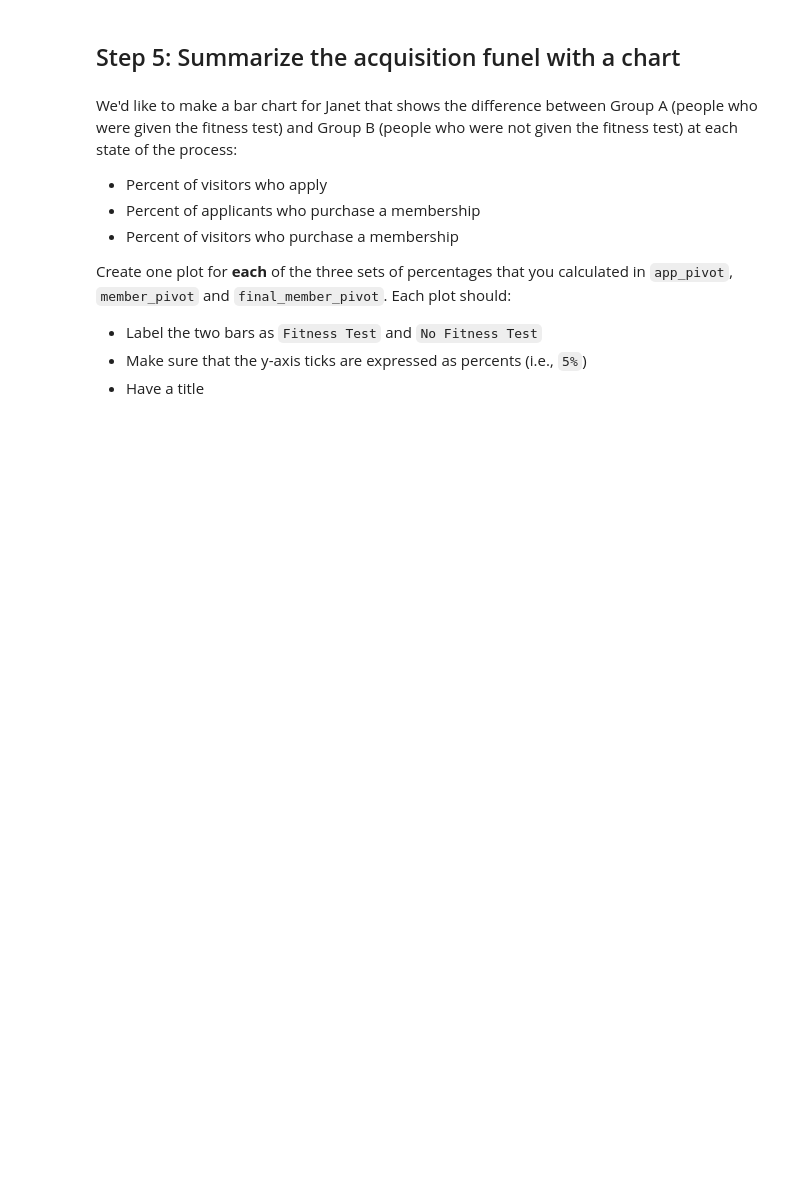
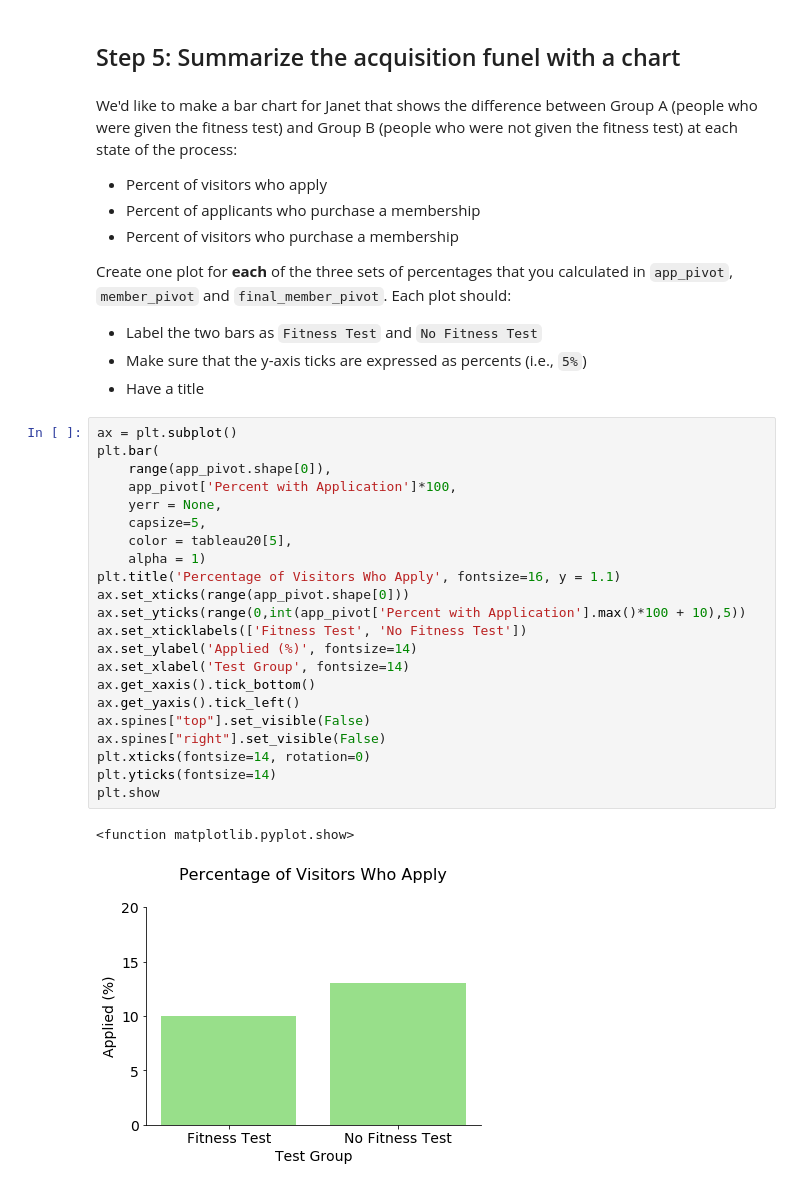
Before and after one commit to kaumaron/Data_Science, a Jupyter notebook: Codecademy_IDA/musclehub_project/musclehub.ipynb, the cells around one changed output. Drawn from its saved outputs; the diff is of its cells as text; blank space fills up the shorter version.

```diff
--- a/Codecademy_IDA/musclehub_project/musclehub.ipynb
+++ b/Codecademy_IDA/musclehub_project/musclehub.ipynb
@@ -366,3 +455,28 @@ Create one plot for **each** of the three sets of percentages that you calculate
 - Label the two bars as `Fitness Test` and `No Fitness Test`
 - Make sure that the y-axis ticks are expressed as percents (i.e., `5%`)
 - Have a title
+# %%
+ax = plt.subplot()
+plt.bar(
+    range(app_pivot.shape[0]),
+    app_pivot['Percent with Application']*100,
+    yerr = None,
+    capsize=5,
+    color = tableau20[5],
+    alpha = 1)
+plt.title('Percentage of Visitors Who Apply', fontsize=16, y = 1.1)
+ax.set_xticks(range(app_pivot.shape[0]))
+ax.set_yticks(range(0,int(app_pivot['Percent with Application'].max()*100 + 10),5))
+ax.set_xticklabels(['Fitness Test', 'No Fitness Test'])
+ax.set_ylabel('Applied (%)', fontsize=14)
+ax.set_xlabel('Test Group', fontsize=14)
+ax.get_xaxis().tick_bottom()
+ax.get_yaxis().tick_left()
+ax.spines["top"].set_visible(False)
+ax.spines["right"].set_visible(False)
+plt.xticks(fontsize=14, rotation=0)
+plt.yticks(fontsize=14)
+plt.show
+# %% [output]
+<function matplotlib.pyplot.show>
+[figure, added]
```
Also changed, not shown: parts of 19 cells of this notebook.
